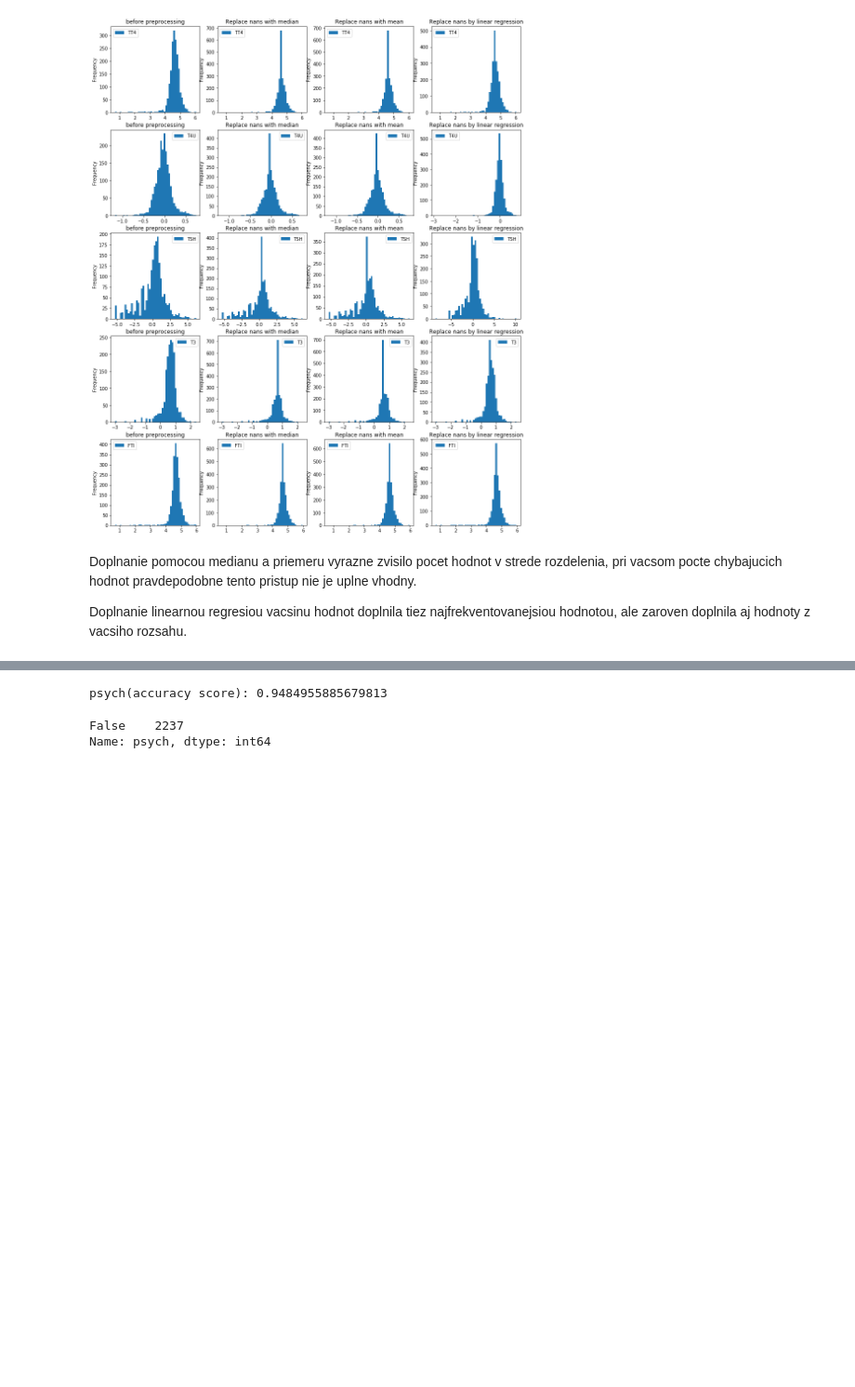
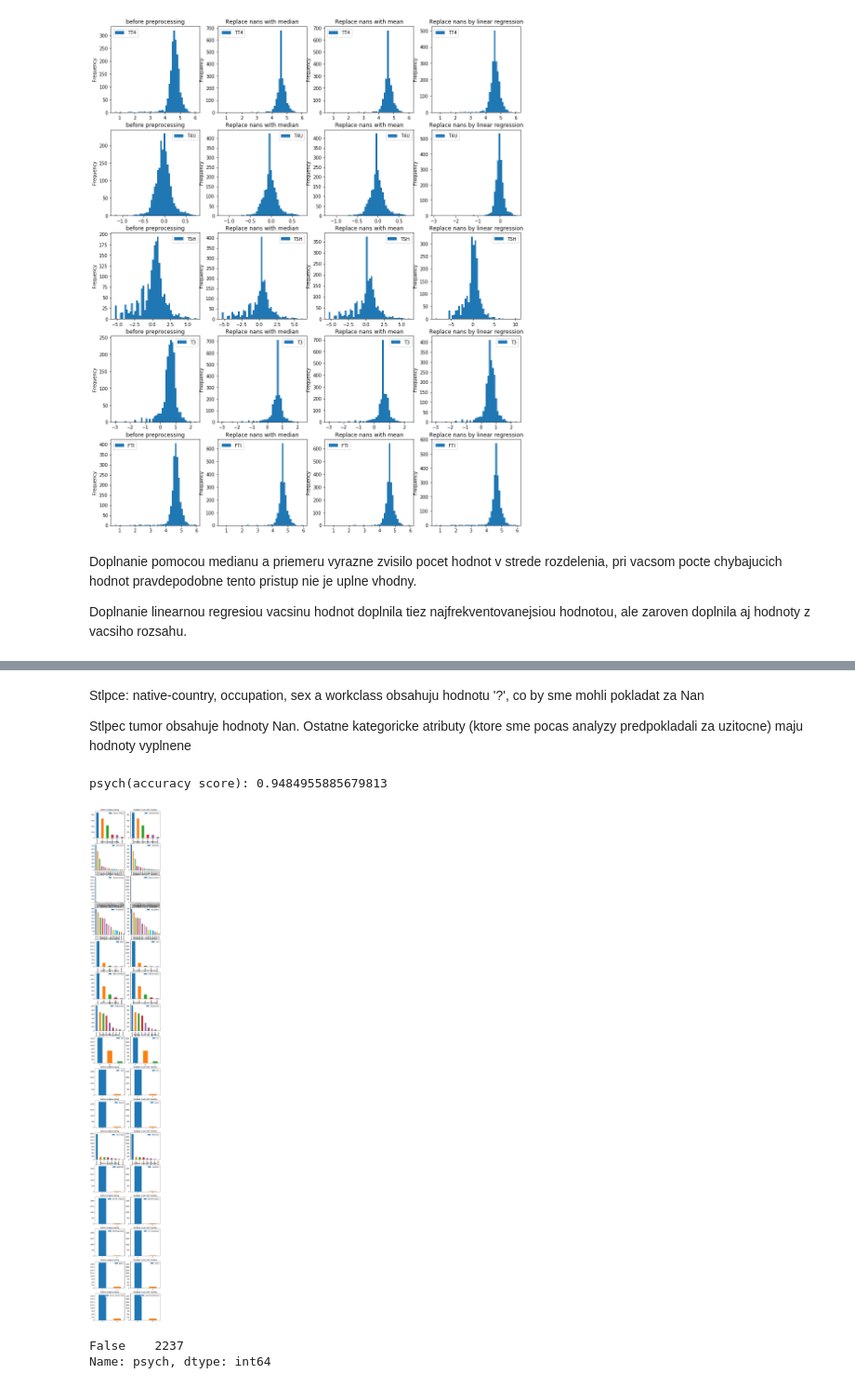
Before and after one commit to Pomichal/pr1_IAU, a Jupyter notebook: Preprocessing.ipynb, the cells around one changed output, grey strips where cells are left out. Shown at 93% size. Cells and saved outputs as stored; diff of their text form; code cells hidden in the pictures; blank space fills up the shorter version.

Commit message:
rozrobene kategoricke porovnanie

```diff
--- a/Preprocessing.ipynb
+++ b/Preprocessing.ipynb
@@ -696,7 +654,7 @@ Pre znazormenie sme si vybrali rovnake atributy, ako pri odstranovani outlierov
 
 napiseme funkciu, aby sme dokazali rozdiely vizualizovat
 # %%
-def test_preprocessing(df, columns, pipelines, ppl0=None, titles=['1','2','3','4','5'], sufix = ["","","","", "_bx"],
+def test_preprocessing(df, columns, pipelines, ppl0=None, titles=['1','2','3','4','5'],
                        kind='box', bins=50):
     dfs = []
     if ppl0 != None:
@@ -711,16 +669,19 @@ def test_preprocessing(df, columns, pipelines, ppl0=None, titles=['1','2','3','4
 #         dfs.append(df_t)
         dfs.append(ppl.fit(df).transform(df))
 
-    fig, axs = plt.subplots(len(columns),len(pipelines) + 1 ,squeeze = False, figsize = (4 * (len(pipelines) + 1), len(columns) * 4))
+    fig, axs = plt.subplots(len(columns),len(pipelines) + 1 ,squeeze = False,
+                            figsize = (4 * (len(pipelines) + 1), len(columns) * 4))
 
     for row,col in enumerate(columns):
         for column,df_x in enumerate(dfs):
             ax = axs[row][column]
             ax.set_title(titles[column])
             if(kind == 'hist'):
-                df_x[col+sufix[column]].plot(kind=kind, ax=ax, legend=True, bins=bins)
+                df_x[col].plot(kind=kind, ax=ax, legend=True, bins=bins)
+            elif(kind == 'bar'):
+                df_x[col].value_counts().plot(kind=kind, ax=ax, legend=True)
             else:
-                df_x[col+sufix[column]].plot(kind=kind, ax=ax, legend=True)
+                df_x[col].plot(kind=kind, ax=ax, legend=True)
 # %% [markdown]
 Na zaklade analyzy sme zistili, ze atributy capital-loss a captial-gain obsahuju pre vacsinu stlpcov hodnotu 0, preto ich z porovnavania vynechame, education_num je len zakodovany atribut education, preto ju tiez nebudeme analyzovat. Atributy TT4, TSH a FTI najprv musime previest na cisla z typu object (pre ucely tohto testu este pred pipeline, aby sme vedeli vykreslit aj povodne rozdelenie, nasledne mozeme pouzit na to urcenu triedu v ramci ppl).
 
@@ -874,31 +882,47 @@ porovname strategie doplnanie kategorickych atributov pomocou najfrekventovanejs
+# %% [markdown]
+Stlpce: native-country, occupation, sex a workclass obsahuju hodnotu '?', co by sme mohli pokladat za Nan
+
+Stlpec tumor obsahuje hodnoty Nan. Ostatne kategoricke atributy (ktore sme pocas analyzy predpokladali za uzitocne) maju hodnoty vyplnene
 # %%
+# TREBA DOPLNIT DALSIE KATEGORIE A OTAZNIKY NAHRADIT NaN
+
+
+
 categorical_columns = ['marital-status','education','native-country','occupation','race','referral source','relationship','sex','sick','tumor','workclass',
 'pregnant',	'thyroid surgery', 'I131 treatment',  'psych', 'query hypothyroid']
 
 true_false_cols = ['on antithyroid medication','query hyperthyroid','FTI measured',
                    'lithium','tumor','sick','TT4 measured','goitre','hypopituitary',
                    'TBG measured','TSH measured', 'T3 measured', 'on thyroxine',
                    'query on thyroxine', 'psych', 'I131 treatment', 'query hypothyroid',
                    'T4U measured', 'thyroid surgery', 'pregnant']
 
+titles = ['before preprocessing', 'Replace nans with median', 'Replace nans with mean',
+          'Replace nans by linear regression']
+
 encoder = ce.OneHotEncoder()
 
 ppl = Pipeline([
-     ('ExtraxtMedicalInfo',Extraction('medical_info')),
-     ('ReplaceFalseCorrect',StringReplacer(true_false_cols,'f','f')),
-     ('ReplaceTrueCorrect',StringReplacer(true_false_cols,'t','t')),
-    ('ReplaceClassNegative',StringReplacer(['class'],'negativ','negative')),
-    ('ReplaceClassIncreased',StringReplacer(['class'],'increase','increased')),
-    ('ReplaceClassDecreased',StringReplacer(['class'],'decrease','decreased')),
+#      ('ExtraxtMedicalInfo',Extraction('medical_info')),
+#      ('ReplaceFalseCorrect',StringReplacer(true_false_cols,'f','f')),
+#      ('ReplaceTrueCorrect',StringReplacer(true_false_cols,'t','t')),
+#     ('ReplaceClassNegative',StringReplacer(['class'],'negativ','negative')),
+#     ('ReplaceClassIncreased',StringReplacer(['class'],'increase','increased')),
+#     ('ReplaceClassDecreased',StringReplacer(['class'],'decrease','decreased')),
+    ('FindNans', StringReplacer(['psych'], '?', np.NaN)),
     ('ReplaceWithModel', ReplaceCategoryNanWithModel('psych',categorical_columns,RandomForestClassifier(n_estimators = 100,
                                                                                               max_depth = 12, random_state = 8),
                                                      encoder))
 ])
 
-model =ppl.fit(result_train)
-X_train = ppl.transform(result_train)
+# model =ppl.fit(result_train)
+# X_train = ppl.transform(result_train)
+
+
+test_preprocessing(X_train,categorical_columns,[ppl], titles=titles,kind='bar')
 # %% [output]
 psych(accuracy score): 0.9484955885679813
+[figure, added]
 # %%
 X_train['psych'].isna().value_counts()
 # %% [output]
```
Also changed, not shown: parts of 9 cells of this notebook.
